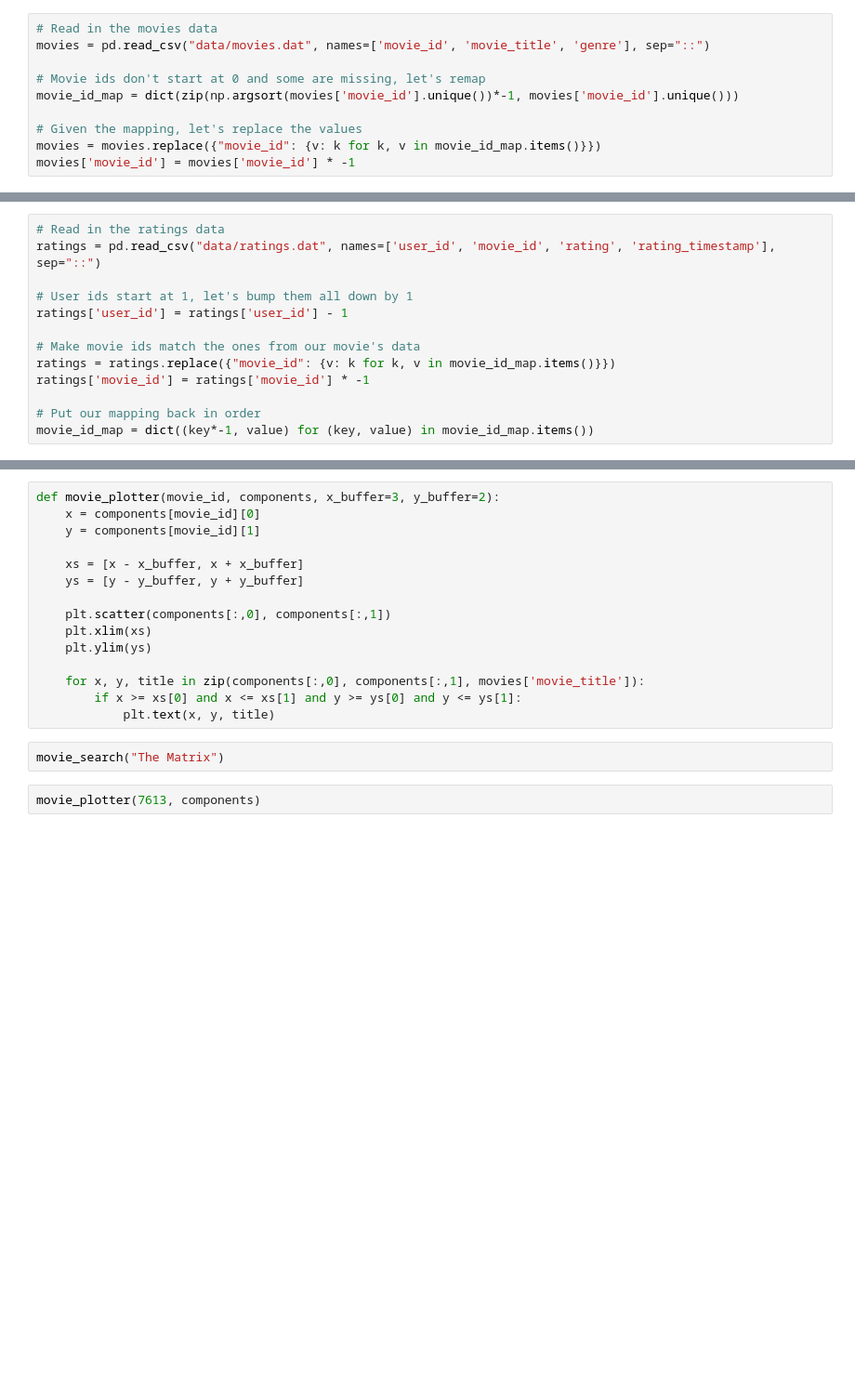
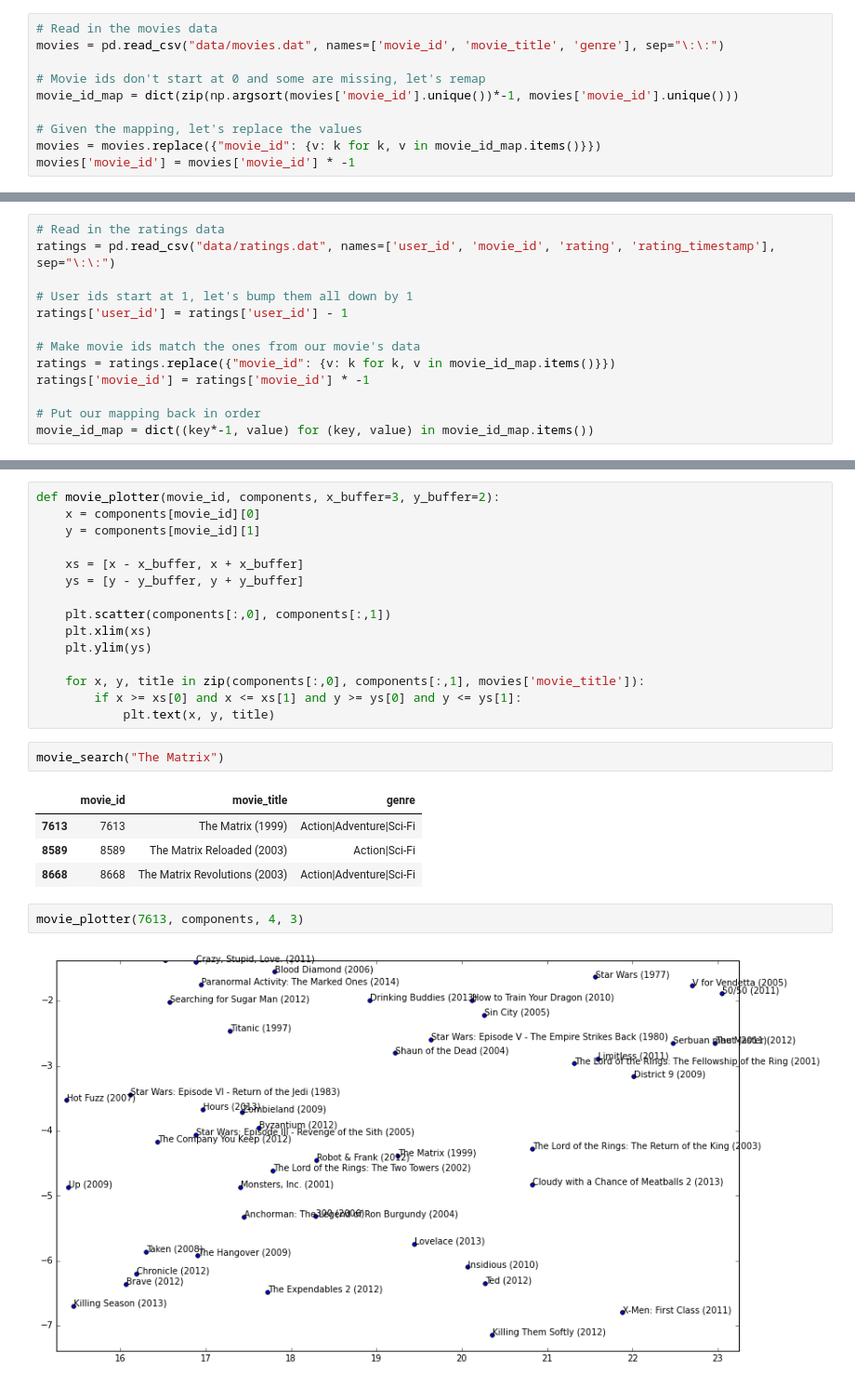
Before and after one commit to rmoakler/learning-data-science, a Jupyter notebook: Class_8/Unsupervised methods.ipynb, the cells around one changed output, grey strips where cells are left out. Shown at 93% size. Drawn from its saved outputs; the diff is of its cells as text; blank space fills up the shorter version.

```diff
--- a/Class_8/Unsupervised methods.ipynb
+++ b/Class_8/Unsupervised methods.ipynb
@@ -24,6 +24,6 @@ As usual, we will start by reading in some data. Today we will be looking at mov
 # %%
 # Read in the movies data
-movies = pd.read_csv("data/movies.dat", names=['movie_id', 'movie_title', 'genre'], sep="::")
+movies = pd.read_csv("data/movies.dat", names=['movie_id', 'movie_title', 'genre'], sep="\:\:")
 
 # Movie ids don't start at 0 and some are missing, let's remap
 movie_id_map = dict(zip(np.argsort(movies['movie_id'].unique())*-1, movies['movie_id'].unique()))
@@ -36,6 +43,6 @@ movies.head()
 # %%
 # Read in the ratings data
-ratings = pd.read_csv("data/ratings.dat", names=['user_id', 'movie_id', 'rating', 'rating_timestamp'], sep="::")
+ratings = pd.read_csv("data/ratings.dat", names=['user_id', 'movie_id', 'rating', 'rating_timestamp'], sep="\:\:")
 
 # User ids start at 1, let's bump them all down by 1
 ratings['user_id'] = ratings['user_id'] - 1
@@ -97,5 +123,12 @@ def movie_plotter(movie_id, components, x_buffer=3, y_buffer=2):
             plt.text(x, y, title)
 # %%
 movie_search("The Matrix")
+# %% [output]
+|  | movie_id | movie_title | genre |
+| 7613 | 7613 | The Matrix (1999) | Action|Adventure|Sci-Fi |
+| 8589 | 8589 | The Matrix Reloaded (2003) | Action|Sci-Fi |
+| 8668 | 8668 | The Matrix Revolutions (2003) | Action|Adventure|Sci-Fi |
 # %%
-movie_plotter(7613, components)
+movie_plotter(7613, components, 4, 3)
+# %% [output]
+[figure, added]
```
Also changed, not shown: parts of 6 cells of this notebook, 3 other files.
